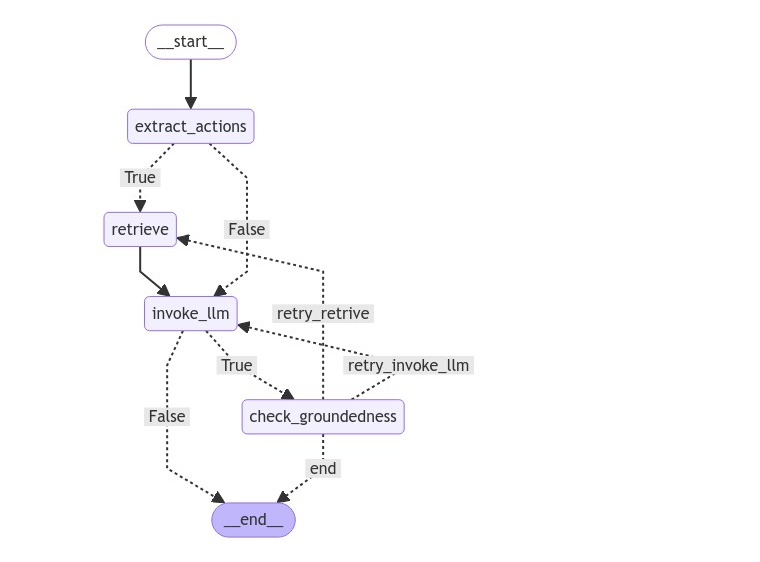
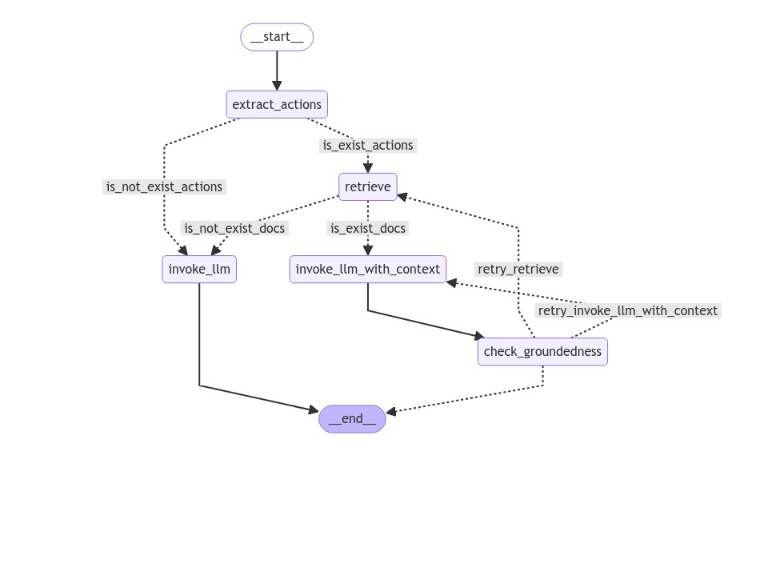
Before and after one commit to kwon0koang/test_langchain, a Jupyter notebook: src/0080_langgraph_multi_agent.ipynb, the cells around one changed output. Saved outputs shown, nothing was run; the diff lists cells and outputs as text; code cells hidden in the pictures; blank space fills up the shorter version.

```diff
--- a/src/0080_langgraph_multi_agent.ipynb
+++ b/src/0080_langgraph_multi_agent.ipynb
@@ -28,8 +28,7 @@ def check_groundedness(state: AgentState) -> AgentState:
     return AgentState(groundness_status=groundness_status)
 
 def decision(state: AgentState) -> str:
-    # retry_retrive, retry_invoke_llm, end
-    decision = "end"
+    decision = END
     return decision
 
 # 그래프 생성
@@ -49,7 +48,7 @@ workflow.add_conditional_edges(
     {
         "retry_retrive": "retrieve",
         "retry_invoke_llm": "invoke_llm",
-        "end": END
+        END: END
     }
 )
 
@@ -89,13 +88,21 @@ def extract_actions(state: AgentState) -> AgentState:
     actions = ""
     return AgentState(actions=actions)
 
-def is_exist_actions(state: AgentState) -> bool:
-    is_exist_actions = True
+def is_exist_actions(state: AgentState) -> str:
+    is_exist_actions = "is_exist_actions"
     return is_exist_actions
+
+def is_exist_docs(state: AgentState) -> str:
+    is_exist_docs = "is_exist_docs"
+    return is_exist_docs
 
 def retrieve(state: AgentState) -> AgentState:
     docs = []
     return AgentState(context=docs)
+
+def invoke_llm_with_context(state: AgentState) -> AgentState:
+    answer = ""
+    return AgentState(answer=answer)
 
 def invoke_llm(state: AgentState) -> AgentState:
     answer = ""
@@ -106,8 +113,7 @@ def check_groundedness(state: AgentState) -> AgentState:
     return AgentState(groundness_status=groundness_status)
 
 def decision(state: AgentState) -> str:
-    # retry_retrive, retry_invoke_llm, end
-    decision = "end"
+    decision = END
     return decision
 
 # 그래프 생성
@@ -117,47 +123,49 @@ workflow = StateGraph(AgentState)
 workflow.add_node("extract_actions", extract_actions)
 workflow.add_node("retrieve", retrieve)
 workflow.add_node("invoke_llm", invoke_llm)
+workflow.add_node("invoke_llm_with_context", invoke_llm_with_context)
 workflow.add_node("check_groundedness", check_groundedness)
 
 # 엣지 연결
 workflow.add_conditional_edges(
     "extract_actions",
     is_exist_actions,
     {
-        True: "retrieve",
-        False: "invoke_llm",
+        "is_exist_actions": "retrieve",
+        "is_not_exist_actions": "invoke_llm",
     }
 )
-workflow.add_edge("retrieve", "invoke_llm")
 workflow.add_conditional_edges(
-    "invoke_llm",
-    is_exist_actions,
+    "retrieve",
+    is_exist_docs,
     {
-        True: "check_groundedness",
-        False: END,
+        "is_exist_docs": "invoke_llm_with_context",
+        "is_not_exist_docs": "invoke_llm",
     }
 )
+workflow.add_edge("invoke_llm_with_context", "check_groundedness")
+workflow.add_edge("invoke_llm", END)
 workflow.add_conditional_edges(
     "check_groundedness",
     decision,
     {
-        "retry_retrive": "retrieve",
-        "retry_invoke_llm": "invoke_llm",
-        "end": END
+        "retry_retrieve": "retrieve",
+        "retry_invoke_llm_with_context": "invoke_llm_with_context",
+        END: END
     }
 )
 
 # 시작점 셋팅
 workflow.set_entry_point("extract_actions")
 
 # 그래프 컴파일
 app = workflow.compile()
 
 from IPython.display import Image, display
 
 try:
     display(Image(app.get_graph(xray=True).draw_mermaid_png()))
 except:
     pass
 # %% [output]
-[figure, old version]
+[figure, new version]
```
Also changed, not shown: parts of 1 cell of this notebook.
